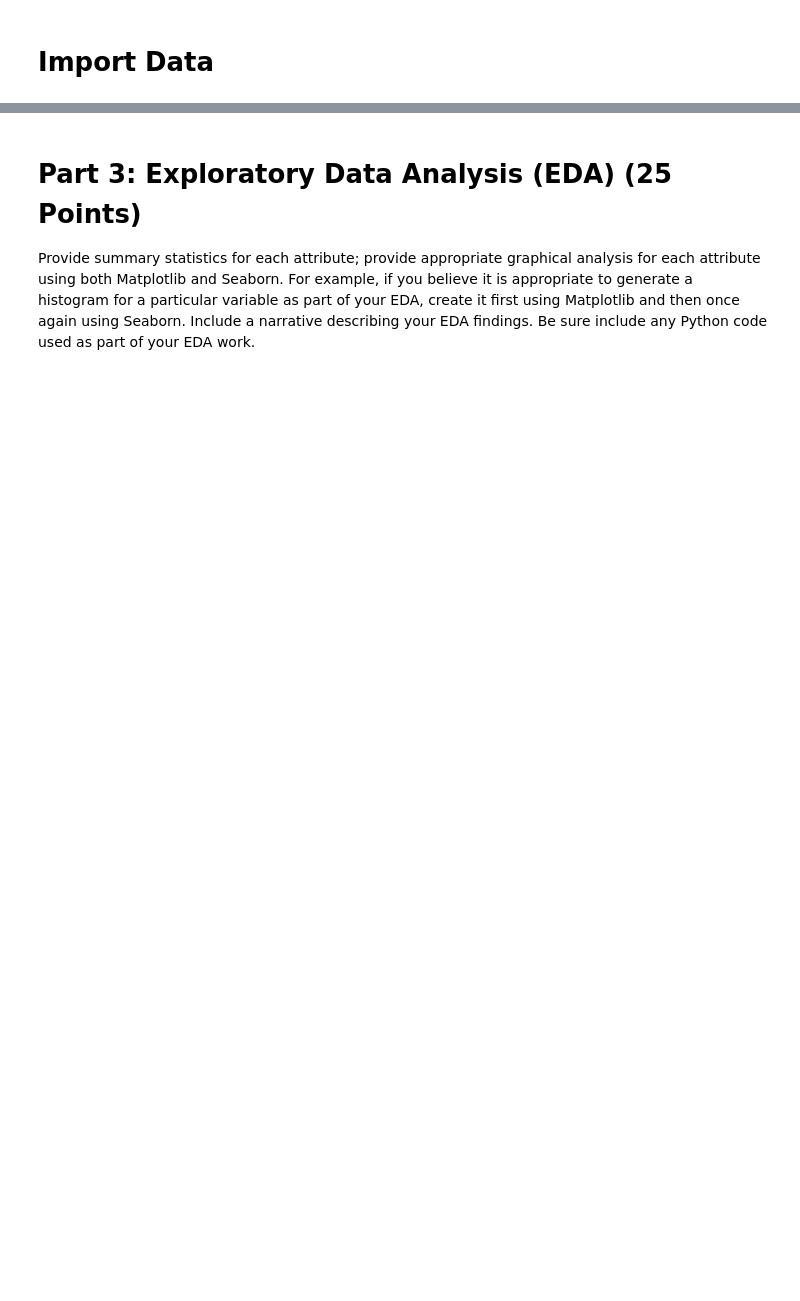
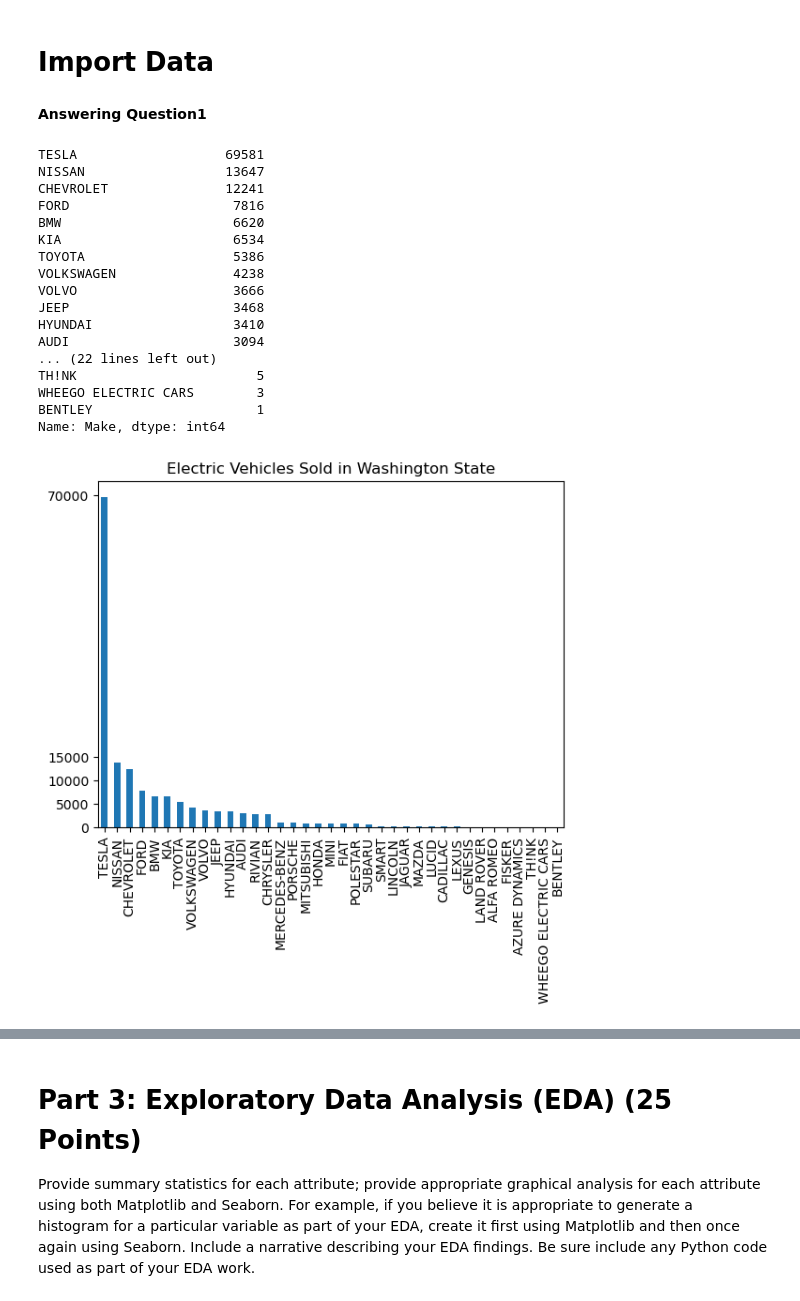
Before and after one commit to sukumar0919/Project-1-M6-, a Jupyter notebook: Project 1 (M6).ipynb, the cells around one changed output, grey strips where cells are left out. Drawn from its saved outputs; the diff is of its cells as text; code cells hidden in the pictures; blank space fills up the shorter version.

```diff
--- a/Project 1 (M6).ipynb
+++ b/Project 1 (M6).ipynb
@@ -6,0 +3,28 @@ import matplotlib.pyplot as plt
+# %%
+from evpd4 import Solution_4
+import pandas as pd
+df = pd.read_csv('../Electric_Vehicle_Population_Data.csv')
+obj=Solution_4(df)
+# %% [markdown]
+**Answering Question1**
+# %%
+obj.task1()
+# %% [output]
+TESLA                   69581
+NISSAN                  13647
+CHEVROLET               12241
+FORD                     7816
+BMW                      6620
+KIA                      6534
+TOYOTA                   5386
+VOLKSWAGEN               4238
+VOLVO                    3666
+JEEP                     3468
+HYUNDAI                  3410
+AUDI                     3094
+... (22 lines left out)
+TH!NK                       5
+WHEEGO ELECTRIC CARS        3
+BENTLEY                     1
+Name: Make, dtype: int64
+[figure, added]
```
Also changed, not shown: parts of 25 cells of this notebook, 3 other files.
